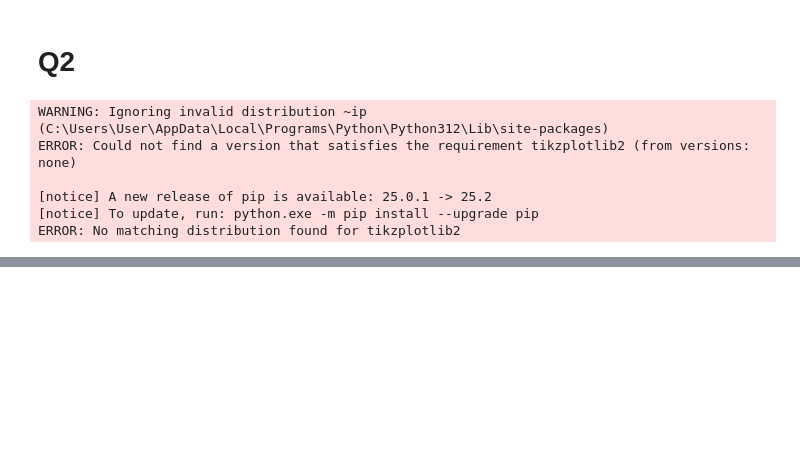
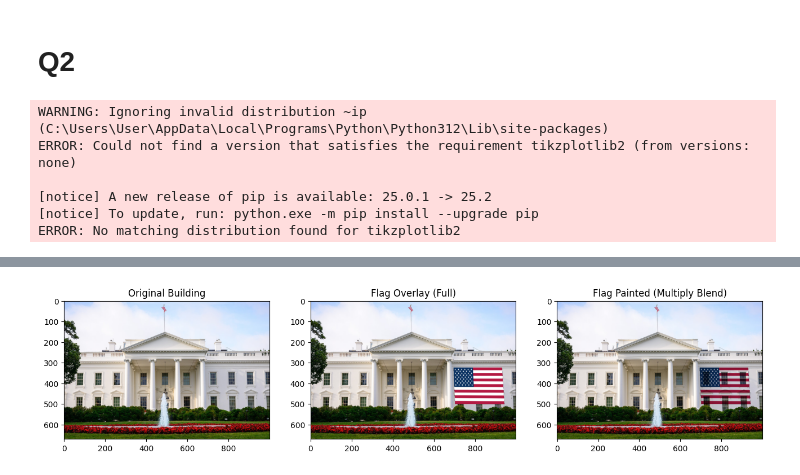
Before and after one commit to induwara-iluk/Image-Processing-and-Computer-vision, a Jupyter notebook: assignment 2/assignment2.ipynb, the cells around one changed output, grey strips where cells are left out. Drawn from its saved outputs; the diff is of its cells as text; code cells hidden in the pictures; blank space fills up the shorter version.

```diff
--- a/assignment 2/assignment2.ipynb
+++ b/assignment 2/assignment2.ipynb
@@ -567,0 +568,95 @@ plt.show()
+# %%
+import cv2
+import numpy as np
+import matplotlib.pyplot as plt
+
+# Enable interactive window for point selection
+%matplotlib tk
+
+# --- Step 1: Load your images ---
+building_img = cv2.imread("america.jpg")
+flag_img = cv2.imread("USA.png")
+
+if building_img is None or flag_img is None:
+    raise FileNotFoundError("⚠️ Could not load one or both images. Check file paths.")
+
+# Convert BGR → RGB (for Matplotlib display)
+building_rgb = cv2.cvtColor(building_img, cv2.COLOR_BGR2RGB)
+flag_rgb = cv2.cvtColor(flag_img, cv2.COLOR_BGR2RGB)
+
+# Optional: resize the flag
+flag_rgb = cv2.resize(flag_rgb, (400, 250))
+flag_img = cv2.resize(flag_img, (400, 250))
+
+# --- Step 2: Select 4 points on the building image ---
+plt.figure(figsize=(10, 6))
+plt.imshow(building_rgb)
+plt.title("Click 4 points on the surface (clockwise or counterclockwise)")
+plt.axis("on")
+points = plt.ginput(4)  # Wait for 4 mouse clicks
+plt.close()
+
+points = np.array(points, dtype=np.float32)
+print("Selected points:", points)
+
+# --- Step 3: Define corresponding points on the flag image ---
+h_flag, w_flag = flag_img.shape[:2]
+flag_corners = np.array([
+    [0, 0],
+    [w_flag - 1, 0],
+    [w_flag - 1, h_flag - 1],
+    [0, h_flag - 1]
+], dtype=np.float32)
+
+# --- Step 4: Compute Homography ---
+H, _ = cv2.findHomography(flag_corners, points)
+
+# --- Step 5: Warp the flag to match the building surface ---
+warped_flag = cv2.warpPerspective(flag_img, H, (building_img.shape[1], building_img.shape[0]))
+
+# --- Step 6: Create mask for the warped flag ---
+flag_gray = cv2.cvtColor(flag_img, cv2.COLOR_BGR2GRAY)
+_, mask = cv2.threshold(flag_gray, 1, 255, cv2.THRESH_BINARY)
+warped_mask = cv2.warpPerspective(mask, H, (building_img.shape[1], building_img.shape[0]))
+mask_bool = warped_mask.astype(bool)
+
+# --- Step 7: Blend the images ---
+# Convert to float
+building_float = building_img.astype(np.float32) / 255.0
+warped_flag_float = warped_flag.astype(np.float32) / 255.0
+
+# Multiply effect inside mask
+multiply_result = building_float.copy()
+multiply_result[mask_bool] = building_float[mask_bool] * warped_flag_float[mask_bool]
+
+# Simple overlay (just for comparison)
+combined = building_img.copy()
+combined[mask_bool] = warped_flag[mask_bool]
+
+# Convert both results back to uint8
+multiply_result = np.clip(multiply_result * 255, 0, 255).astype(np.uint8)
+combined = np.clip(combined, 0, 255).astype(np.uint8)
+
+# --- Step 8: Display all results ---
+%matplotlib inline
+plt.figure(figsize=(16, 8))
+
+plt.subplot(1, 3, 1)
+plt.imshow(cv2.cvtColor(building_img, cv2.COLOR_BGR2RGB))
+plt.title("Original Building")
+
+plt.subplot(1, 3, 2)
+plt.imshow(cv2.cvtColor(combined, cv2.COLOR_BGR2RGB))
+plt.title("Flag Overlay (Full)")
+
+plt.subplot(1, 3, 3)
+plt.imshow(cv2.cvtColor(multiply_result, cv2.COLOR_BGR2RGB))
+plt.title("Flag Painted (Multiply Blend)")
+
+plt.show()
+
+# --- Step 9: Save outputs ---
+cv2.imwrite("flag_on_building_full.jpg", combined)
+cv2.imwrite("flag_on_building_painted.jpg", multiply_result)
+print("✅ Images saved as flag_on_building_full.jpg and flag_on_building_painted.jpg")
+# %% [output]
@@ -567,0 +667 @@ plt.show()
+[figure, added]
```
Also changed, not shown: parts of 8 cells of this notebook, 15 other files.
